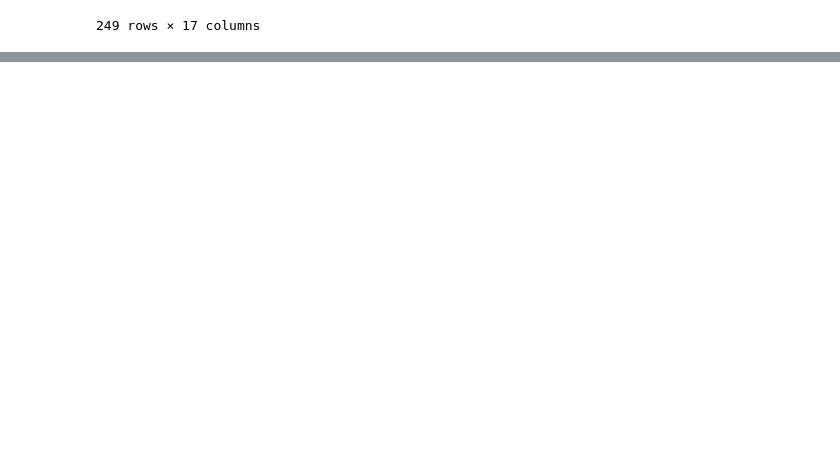
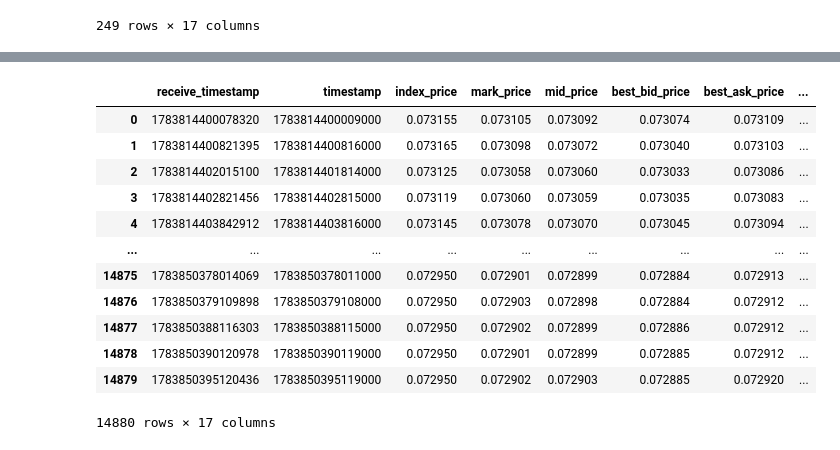
Before and after one commit to stepan-karpov/backtesting, a Jupyter notebook: research/BacktestingBasics.ipynb, the cells around one changed output, grey strips where cells are left out. Drawn from its saved outputs; the diff is of its cells as text; code cells hidden in the pictures; blank space fills up the shorter version.

```diff
--- a/research/BacktestingBasics.ipynb
+++ b/research/BacktestingBasics.ipynb
@@ -16,6 +16,16 @@ trades_paths = [
     for day in range(12, 13)
     for hour in range(0, 10)
 ]
+tickers_paths = [
+    ROOT / f"data/lighter/DOGE/ticker/202607{day:02d}/{hour:02d}.jsonl.zst"
+    for day in range(12, 13)
+    for hour in range(0, 10)
+]
+market_stats_paths = [
+    ROOT / f"data/lighter/DOGE/market_stats/202607{day:02d}/{hour:02d}.jsonl.zst"
+    for day in range(12, 13)
+    for hour in range(0, 10)
+]
 # %%
 lobs = LobReader(lob_paths).load()
 
@@ -63,0 +110,18 @@ trades
+# %%
+market_stats = MarketStatsReader(market_stats_paths).load()
+
+market_stats
+# %% [output]
+|  | receive_timestamp | timestamp | index_price | mark_price | mid_price | best_bid_price | best_ask_price | ... |
+| 0 | 1783814400078320 | 1783814400009000 | 0.073155 | 0.073105 | 0.073092 | 0.073074 | 0.073109 | ... |
+| 1 | 1783814400821395 | 1783814400816000 | 0.073165 | 0.073098 | 0.073072 | 0.073040 | 0.073103 | ... |
+| 2 | 1783814402015100 | 1783814401814000 | 0.073125 | 0.073058 | 0.073060 | 0.073033 | 0.073086 | ... |
+| 3 | 1783814402821456 | 1783814402815000 | 0.073119 | 0.073060 | 0.073059 | 0.073035 | 0.073083 | ... |
+| 4 | 1783814403842912 | 1783814403816000 | 0.073145 | 0.073078 | 0.073070 | 0.073045 | 0.073094 | ... |
+| ... | ... | ... | ... | ... | ... | ... | ... | ... |
+| 14875 | 1783850378014069 | 1783850378011000 | 0.072950 | 0.072901 | 0.072899 | 0.072884 | 0.072913 | ... |
+| 14876 | 1783850379109898 | 1783850379108000 | 0.072950 | 0.072903 | 0.072898 | 0.072884 | 0.072912 | ... |
+| 14877 | 1783850388116303 | 1783850388115000 | 0.072950 | 0.072902 | 0.072899 | 0.072886 | 0.072912 | ... |
+| 14878 | 1783850390120978 | 1783850390119000 | 0.072950 | 0.072901 | 0.072899 | 0.072885 | 0.072912 | ... |
+| 14879 | 1783850395120436 | 1783850395119000 | 0.072950 | 0.072902 | 0.072903 | 0.072885 | 0.072920 | ... |
+14880 rows × 17 columns
```
Also changed, not shown: parts of 4 cells of this notebook, 6 other files.
